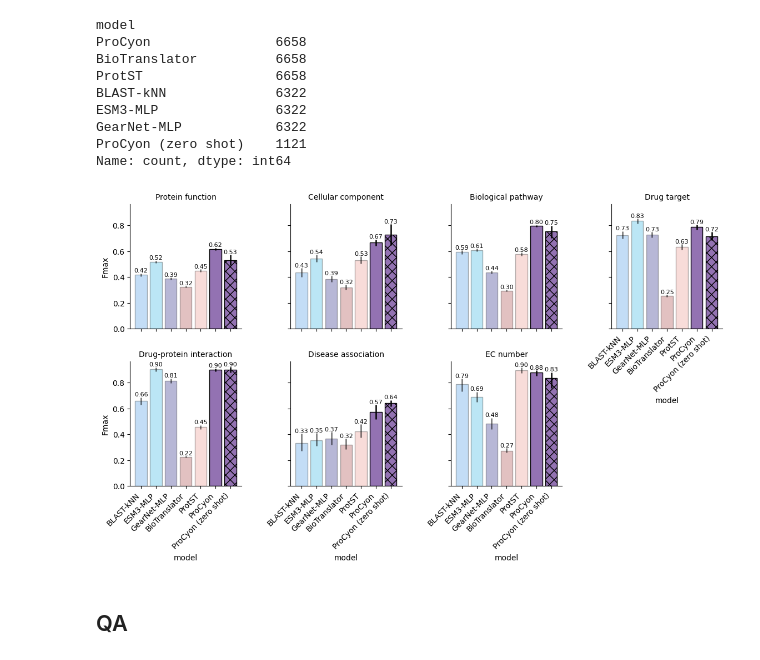
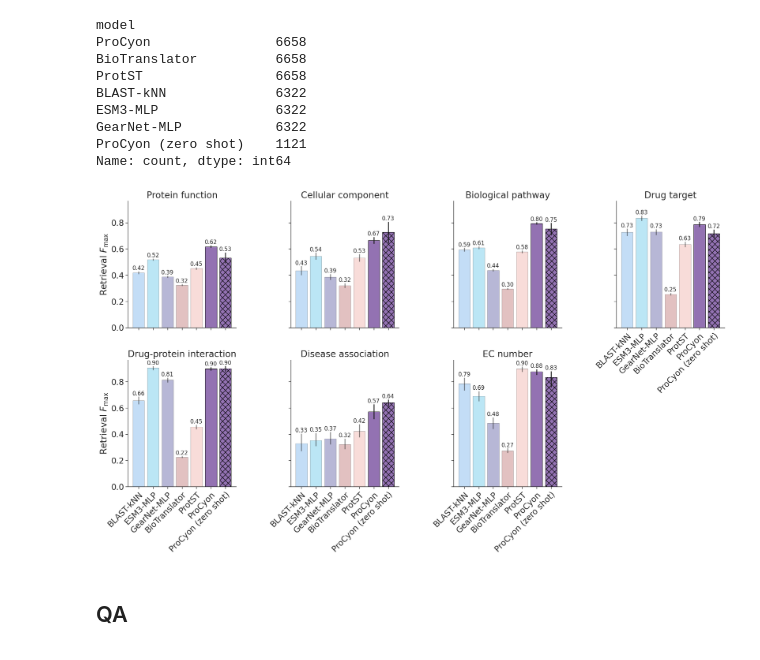
Before and after one commit to mims-harvard/ProCyon, a Jupyter notebook: experimental_analysis/qa_retrieval_results.ipynb, the cells around one changed output. Drawn from its saved outputs; the diff is of its cells as text; code cells hidden in the pictures.

Commit message:
Add extended data figs to QA/retrieval notebook

```diff
--- a/experimental_analysis/qa_retrieval_results.ipynb
+++ b/experimental_analysis/qa_retrieval_results.ipynb
@@ -520,14 +520,28 @@ def annotated_bar_plot(
     plot_data: pd.DataFrame,
     model_order: List[str],
     metric: str,
+    static_colors: bool=True,
+    textsize: float = 12,
+    height: float = 5,
+    fontscale: float = 2,
 ):
+    sns.set_theme(context="paper", style="ticks", font_scale=fontscale)
+    sns.set_style("ticks")
     fg = sns.FacetGrid(
         data=plot_data,
         col="plot_task",
         col_wrap=4,
+        height=height,
+        aspect=1,
         margin_titles=True,
     )
-    palette_subset = {model: model_colors[model] for model in model_order}
+    if static_colors:
+        palette = {model: model_colors[model] for model in model_order}
+    else:
+        oth_models = [x for x in model_order if our_model_name not in x]
+        palette = {x: color for x, color in zip(oth_models,sns.color_palette())}
+        palette[our_model_name] = procyon_color
+        palette[zero_shot_name] = procyon_color
 
     fg.map_dataframe(
         sns.barplot,
@@ -536,19 +550,26 @@ def annotated_bar_plot(
         order=model_order,
         edgecolor="black",
         hue="model",
-        palette=palette_subset,
+        palette=palette,
         data=plot_data,
         errorbar=None,
     )
 
     fg.set_titles(template="{col_name}")
+    fg.set_xlabels("")
+    if metric == "Fmax":
+        ylabel = "Retrieval $F_{\max}$"
+    elif metric == "correct":
+        ylabel = "QA Accuracy"
+    else:
+        ylabel = metric
+    fg.set_ylabels(ylabel)
 
     for ax in fg.axes:
         if len(ax.get_xticklabels()) == 0:
             continue
         for label in ax.get_xticklabels():
-            label.set_rotation(45)  # Rotate labels 45 degrees
-            label.set_ha("right")
+            label.set(rotation=45, rotation_mode="anchor", ha="right")
 
     for task, ax in fg.axes_dict.items():
         rects = [x[0] for x in ax.containers]
@@ -588,7 +609,7 @@ def annotated_bar_plot(
                 s=f"{yval:.2f}",
                 ha="center",
                 va="bottom",
-                fontsize=8,
+                fontsize=textsize,
             )
 
         yerr = np.array(yerr).T
@@ -697,11 +704,12 @@ Name: count, dtype: int64
 # %%
 annotated_bar_plot(
     plot_data,
     model_order=model_order,
     metric="Fmax",
+    textsize=12.
 )
 # %% [output]
-[figure, old version]
+[figure, new version]
 # %% [markdown]
 ## QA
 # %%
```
Also changed, not shown: parts of 14 cells of this notebook.
